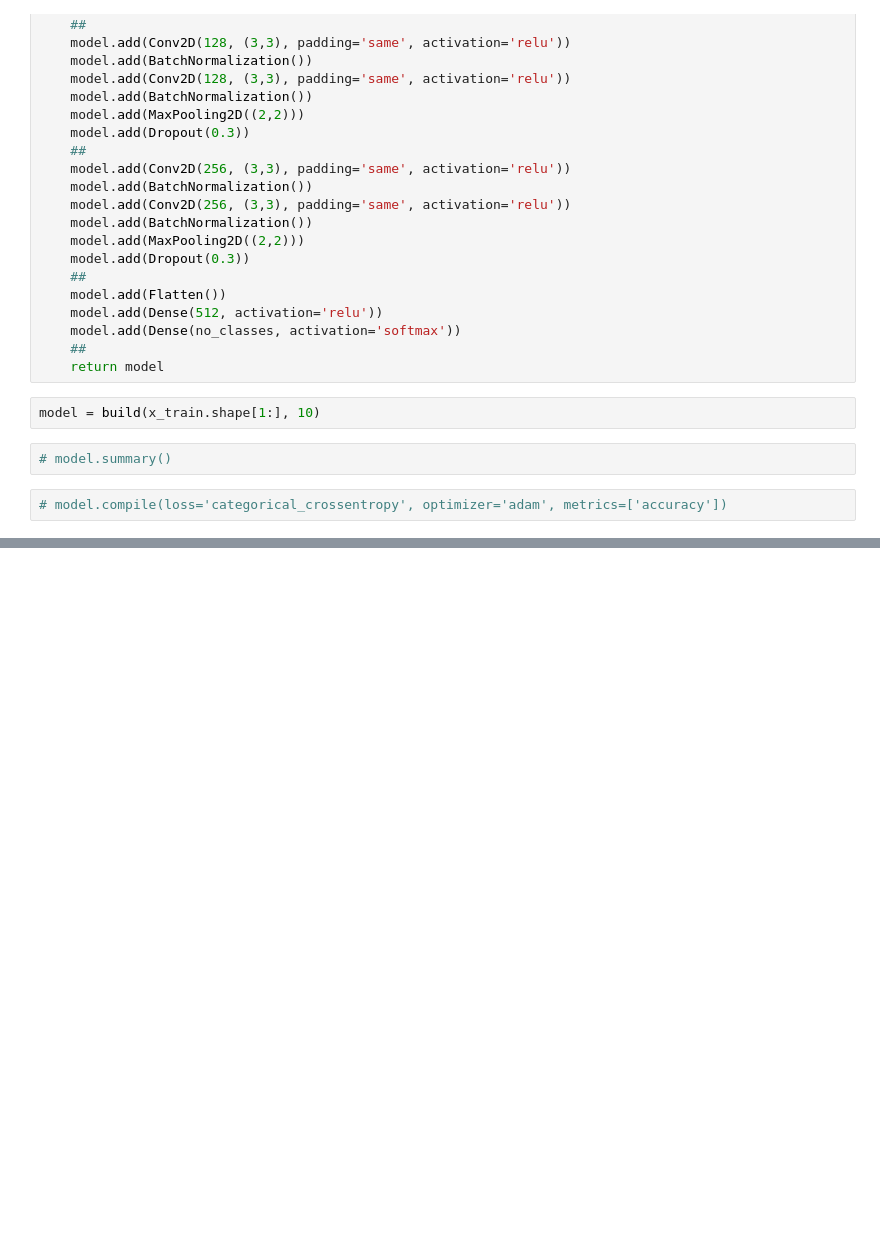
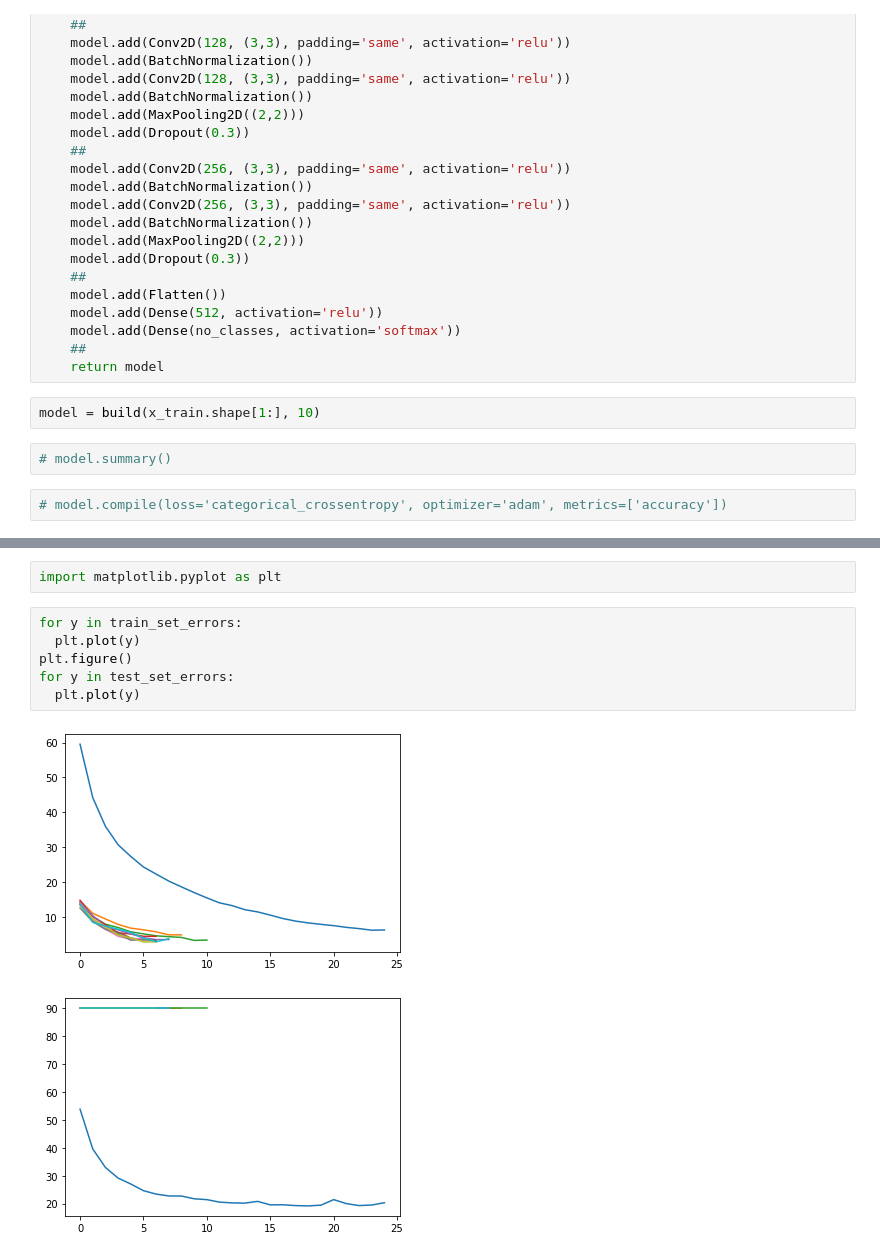
Before and after one commit to Matin-Noohnezhad/online_courses, a Jupyter notebook: fp/prop718_sampling.ipynb, the cells around one changed output, grey strips where cells are left out. Saved outputs shown, nothing was run; the diff lists cells and outputs as text; blank space fills up the shorter version.

```diff
--- a/fp/prop718_sampling.ipynb
+++ b/fp/prop718_sampling.ipynb
@@ -135,0 +128,11 @@ for downsampling_ratio in range(2,21,2):
+# %%
+import matplotlib.pyplot as plt
+# %%
+for y in train_set_errors:
+  plt.plot(y)
+plt.figure()
+for y in test_set_errors:
+  plt.plot(y)
+# %% [output]
+[figure, added]
+[figure, added]
```
Also changed, not shown: parts of 4 cells of this notebook, 1 other file.
